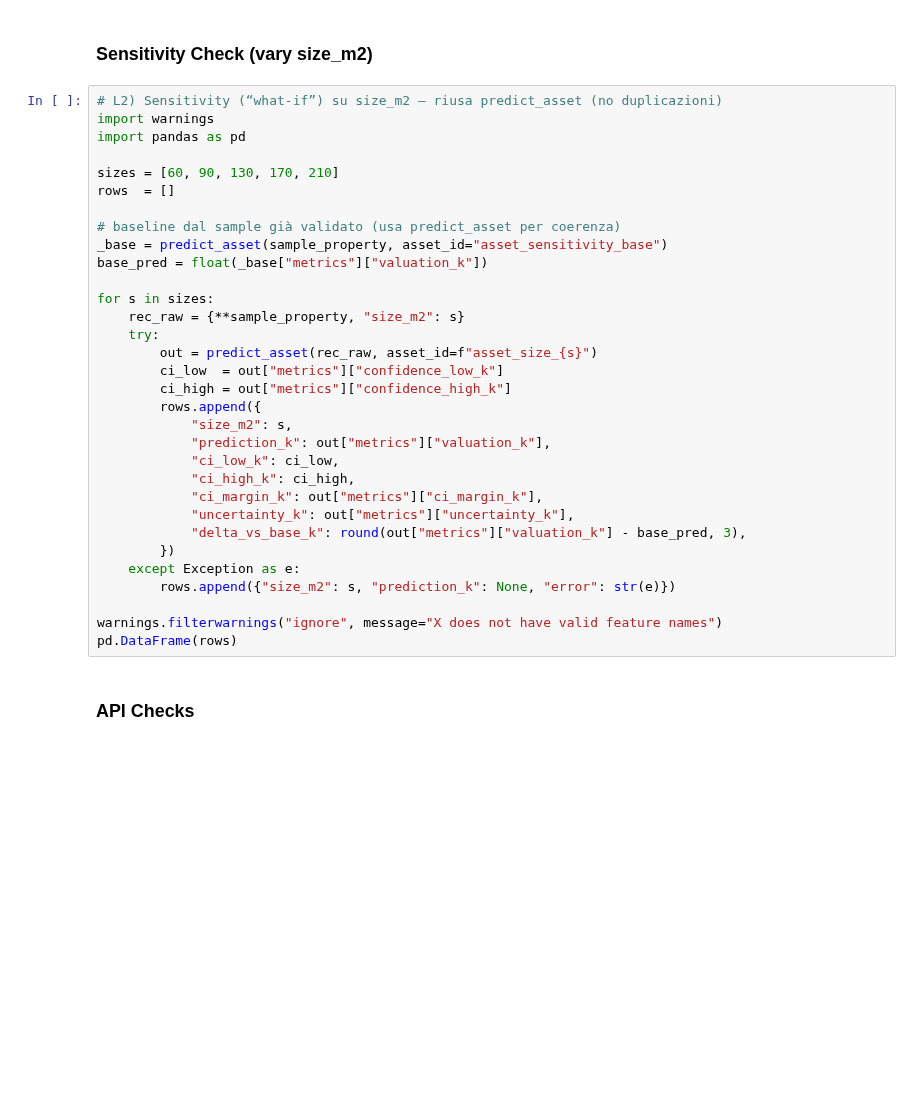
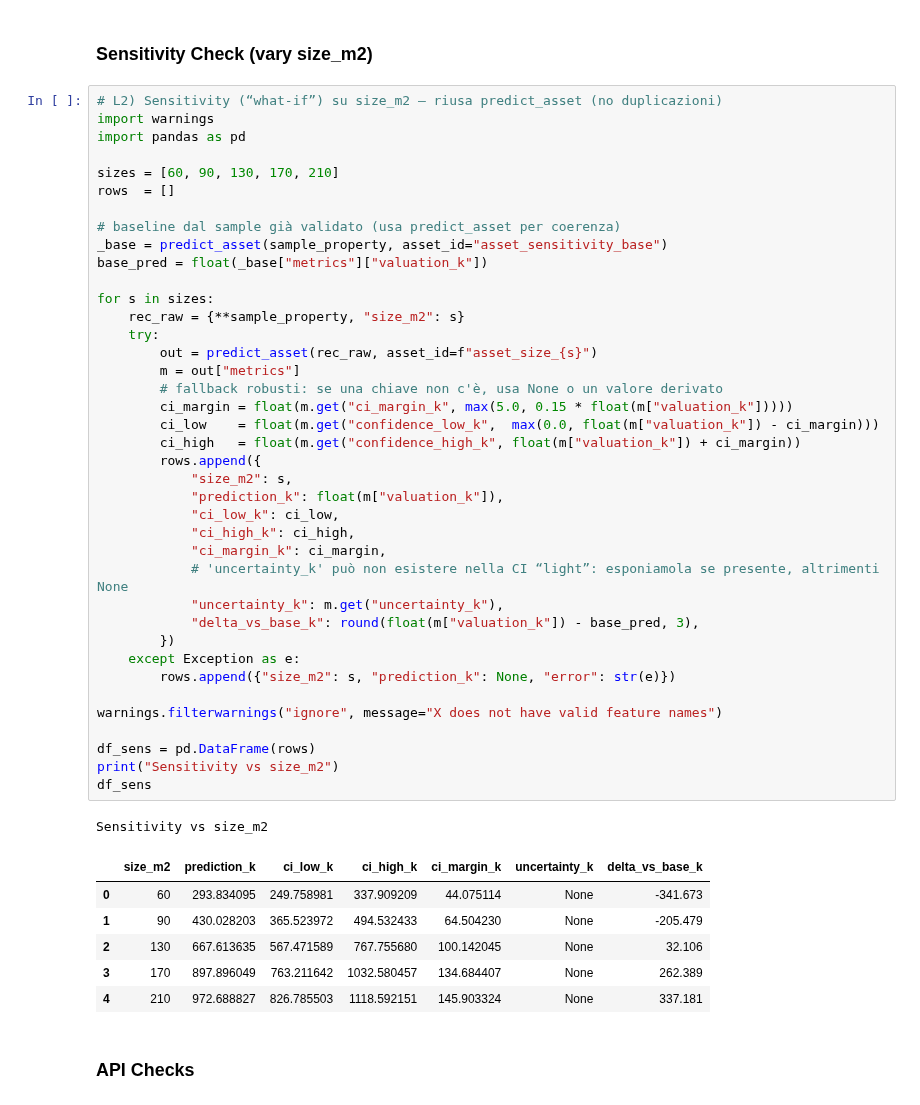
Before and after one commit to AnVenDev/axiomatic_oracle, a Jupyter notebook: notebooks/infer_single_sample_04.ipynb, the cells around one changed output. Saved outputs shown, nothing was run; the diff lists cells and outputs as text; blank space fills up the shorter version.

```diff
--- a/notebooks/infer_single_sample_04.ipynb
+++ b/notebooks/infer_single_sample_04.ipynb
@@ -694,35 +814,50 @@ print(f"Appended monitoring for {int('single_output' in globals()) + n_batch} re
 # %%
 # L2) Sensitivity (“what-if”) su size_m2 — riusa predict_asset (no duplicazioni)
 import warnings
 import pandas as pd
 
 sizes = [60, 90, 130, 170, 210]
 rows  = []
 
 # baseline dal sample già validato (usa predict_asset per coerenza)
 _base = predict_asset(sample_property, asset_id="asset_sensitivity_base")
 base_pred = float(_base["metrics"]["valuation_k"])
 
 for s in sizes:
     rec_raw = {**sample_property, "size_m2": s}
     try:
         out = predict_asset(rec_raw, asset_id=f"asset_size_{s}")
-        ci_low  = out["metrics"]["confidence_low_k"]
-        ci_high = out["metrics"]["confidence_high_k"]
+        m = out["metrics"]
+        # fallback robusti: se una chiave non c'è, usa None o un valore derivato
+        ci_margin = float(m.get("ci_margin_k", max(5.0, 0.15 * float(m["valuation_k"]))))
+        ci_low    = float(m.get("confidence_low_k",  max(0.0, float(m["valuation_k"]) - ci_margin)))
+        ci_high   = float(m.get("confidence_high_k", float(m["valuation_k"]) + ci_margin))
         rows.append({
             "size_m2": s,
-            "prediction_k": out["metrics"]["valuation_k"],
+            "prediction_k": float(m["valuation_k"]),
             "ci_low_k": ci_low,
             "ci_high_k": ci_high,
-            "ci_margin_k": out["metrics"]["ci_margin_k"],
-            "uncertainty_k": out["metrics"]["uncertainty_k"],
-            "delta_vs_base_k": round(out["metrics"]["valuation_k"] - base_pred, 3),
+            "ci_margin_k": ci_margin,
+            # 'uncertainty_k' può non esistere nella CI “light”: esponiamola se presente, altrimenti None
+            "uncertainty_k": m.get("uncertainty_k"),
+            "delta_vs_base_k": round(float(m["valuation_k"]) - base_pred, 3),
         })
     except Exception as e:
         rows.append({"size_m2": s, "prediction_k": None, "error": str(e)})
 
 warnings.filterwarnings("ignore", message="X does not have valid feature names")
-pd.DataFrame(rows)
+
+df_sens = pd.DataFrame(rows)
+print("Sensitivity vs size_m2")
+df_sens
+# %% [output]
+Sensitivity vs size_m2
+|  | size_m2 | prediction_k | ci_low_k | ci_high_k | ci_margin_k | uncertainty_k | delta_vs_base_k |
+| 0 | 60 | 293.834095 | 249.758981 | 337.909209 | 44.075114 | None | -341.673 |
+| 1 | 90 | 430.028203 | 365.523972 | 494.532433 | 64.504230 | None | -205.479 |
+| 2 | 130 | 667.613635 | 567.471589 | 767.755680 | 100.142045 | None | 32.106 |
+| 3 | 170 | 897.896049 | 763.211642 | 1032.580457 | 134.684407 | None | 262.389 |
+| 4 | 210 | 972.688827 | 826.785503 | 1118.592151 | 145.903324 | None | 337.181 |
 # %% [markdown]
 ### API Checks
 # %%
```
Also changed, not shown: parts of 7 cells of this notebook, 2 other files.
